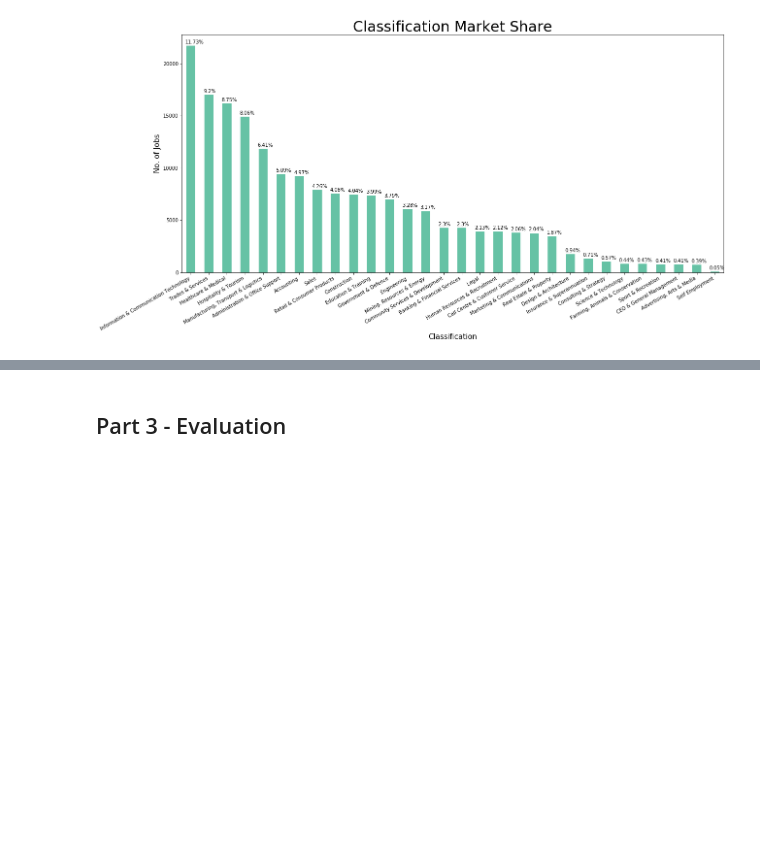
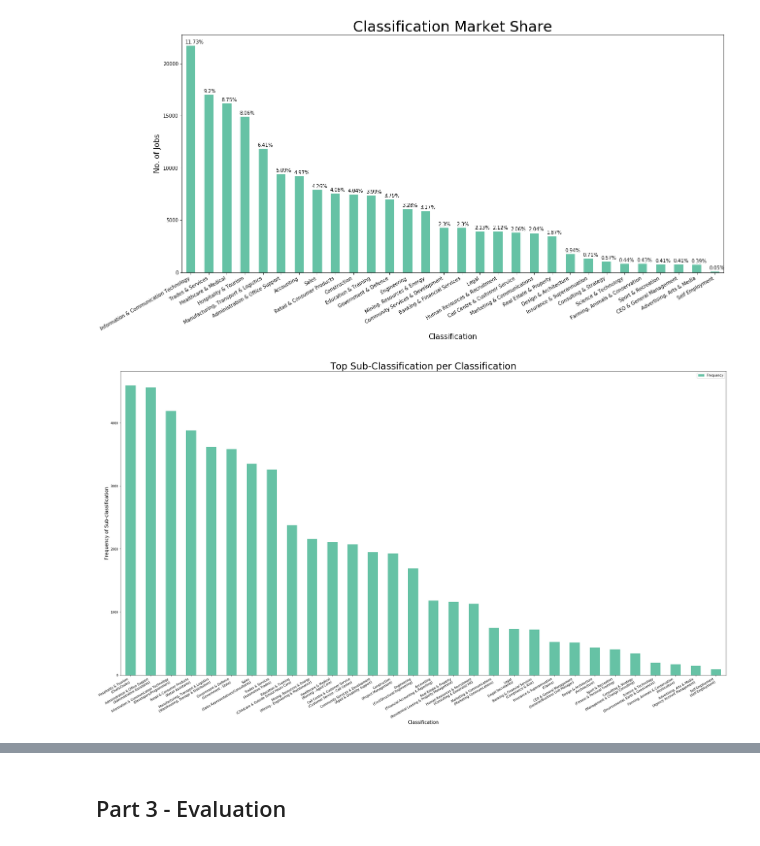
Before and after one commit to lucas-two/Job-Market-Analysis, a Jupyter notebook: src/assignment.ipynb, the cells around one changed output, grey strips where cells are left out. Drawn from its saved outputs; the diff is of its cells as text; code cells hidden in the pictures; blank space fills up the shorter version.

Commit message:
Classifications section

```diff
--- a/src/assignment.ipynb
+++ b/src/assignment.ipynb
@@ -795,6 +795,7 @@ for i, k in enumerate(df['Classification'].value_counts()):
     percentage = (round(percentage, 2))
     classifications[i].append(percentage)
 percentages = [x[1] for x in classifications]
+classification_labels = [x[0] for x in classifications]
 
 # Which classifications keep the highest market share?
 f, ax = plt.subplots(figsize=(20, 10))
@@ -836,0 +814,27 @@ plt.show()
+# %%
+# Top sub-class per classification
+sub_classifications = []
+# For each classification
+for c in classification_labels:
+    # What is the most popular sub-classification?
+    top_sc_name = df['SubClassification'].loc[df['Classification'] == c].value_counts().index[0]
+    top_sc_score = df['SubClassification'].loc[df['Classification'] == c].value_counts()[0]
+    name = c + "\n(" + top_sc_name + ")"
+    sub_classifications.append([name, top_sc_score])
+
+# Sort the list
+sub_classifications.sort(key=lambda x: -x[1])
+
+# Turn it into a dataframe
+df_best_sc = pd.DataFrame(sub_classifications, columns=['Classification', 'Frequency'])
+
+# Displaying as bar chart
+f, ax = plt.subplots(figsize=(35, 20))
+df_best_sc.plot(x='Classification', ax=ax, kind='bar', colormap='Set2')
+plt.title("Top Sub-Classification per Classification", fontsize=30)
+plt.ylabel("Frequency of Sub-classification", fontsize=15)
+plt.xlabel("Classification", fontsize=15)
+f.autofmt_xdate()
+plt.show()
+# %% [output]
+[figure, added]
```
Also changed, not shown: parts of 11 cells of this notebook.
